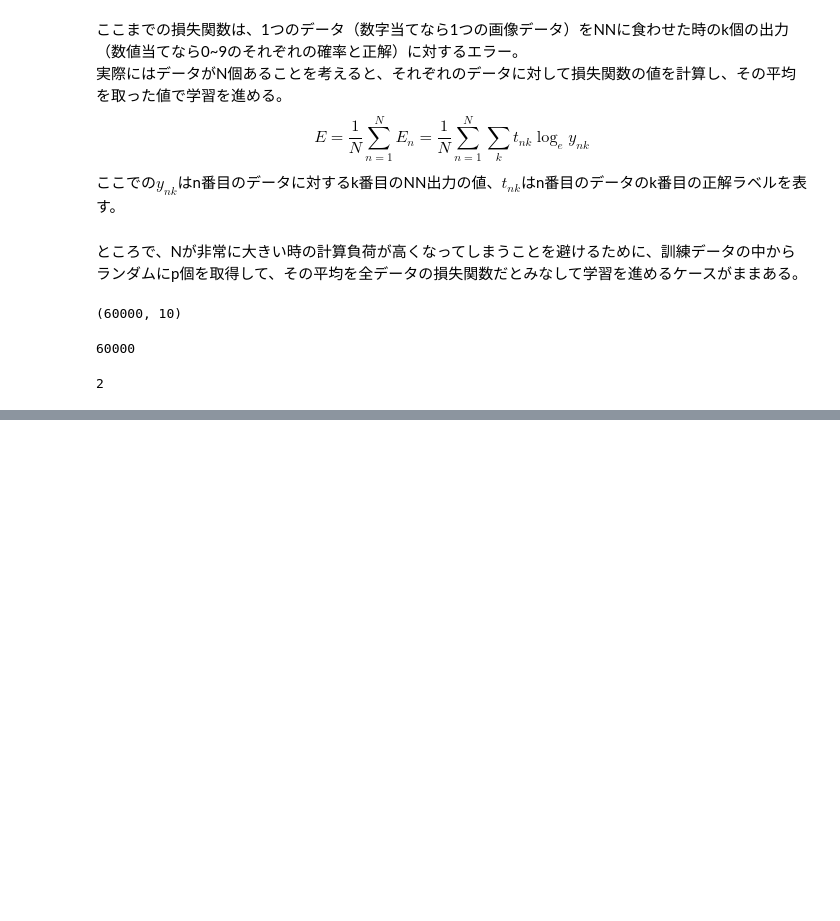
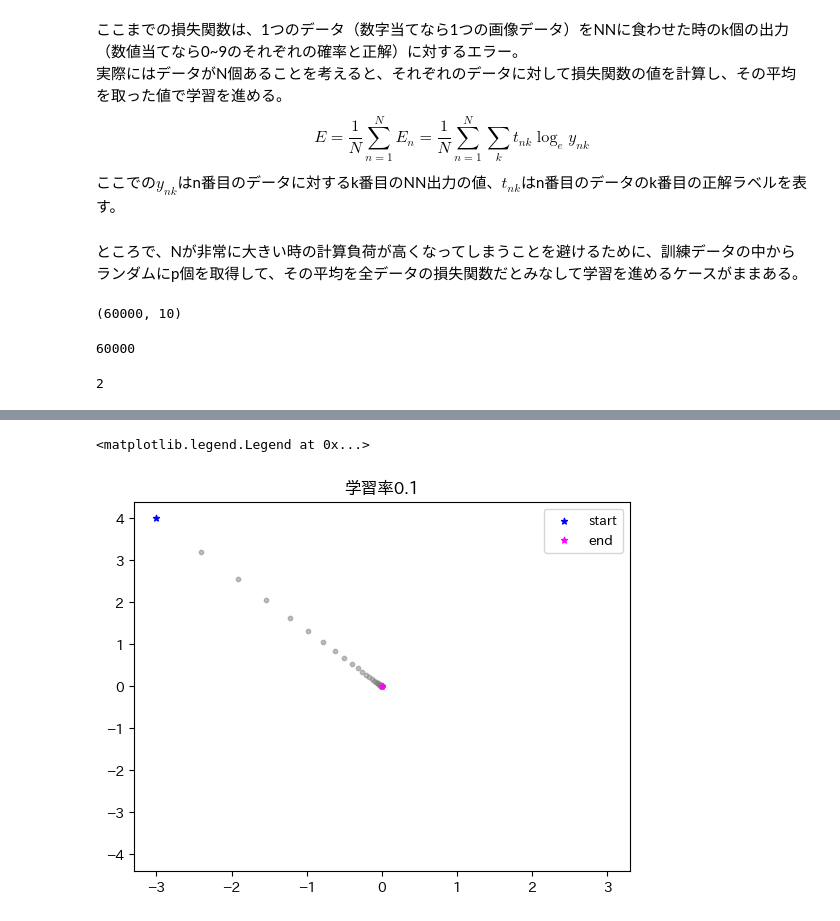
Before and after one commit to yutaro1127/zerotsuku, a Jupyter notebook: zerotsuku.ipynb, the cells around one changed output, grey strips where cells are left out. Saved outputs shown, nothing was run; the diff lists cells and outputs as text; code cells hidden in the pictures; blank space fills up the shorter version.

```diff
--- a/zerotsuku.ipynb
+++ b/zerotsuku.ipynb
@@ -775,0 +949,27 @@ plt.legend()
+# %%
+def function(x):
+    return x[0]**2 + x[1]**2
+
+def numeric_gradient(f,x):
+    # x_0に対する偏微分ではx_1を固定し、x_0-hとx_0+hの差異を求める
+    h=1
+    gradient = np.zeros_like(x)
+
+    for i in range(x.size):
+        org_val = x[i]
+        x[i] = org_val - h
+        fxh_under = f(x)
+        x[i] = org_val + h
+        fxh_above = f(x)
+        gradient[i] = (fxh_above-fxh_under)/(2*h)
+        x[i] = org_val
+    return gradient
+
+init_x = np.array([-3.0,4.0])
+fig,ax=plt.subplots(1,1)
+gradient_desc_with_vis(f=function,init_x=init_x,lr=0.1,step_num=100,ax=ax)
+ax.set_title('学習率0.1')
+ax.legend(loc='best')
+# %% [output]
+<matplotlib.legend.Legend at 0x...>
+[figure, added]
```
Also changed, not shown: parts of 26 cells of this notebook, 9 other files.
